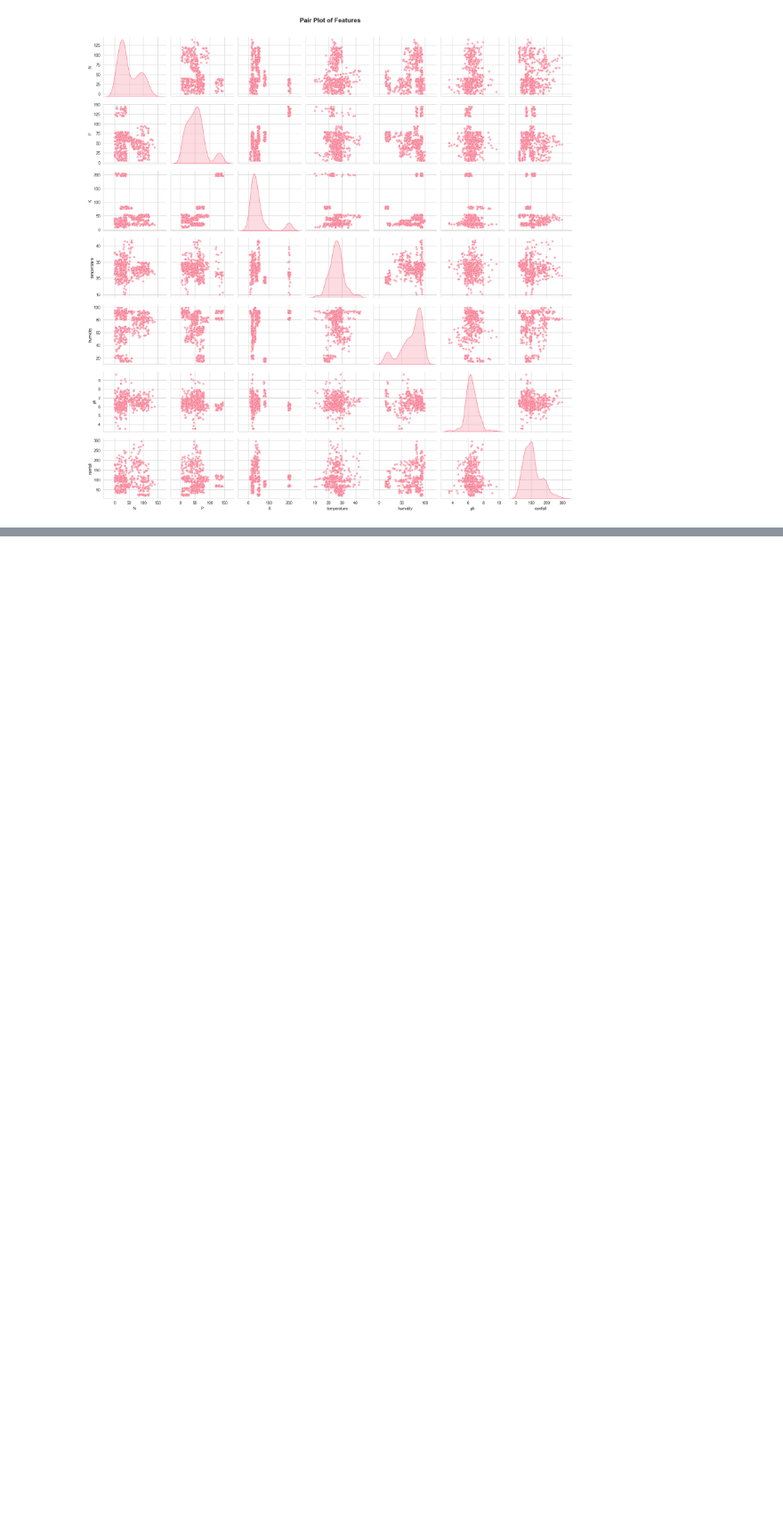
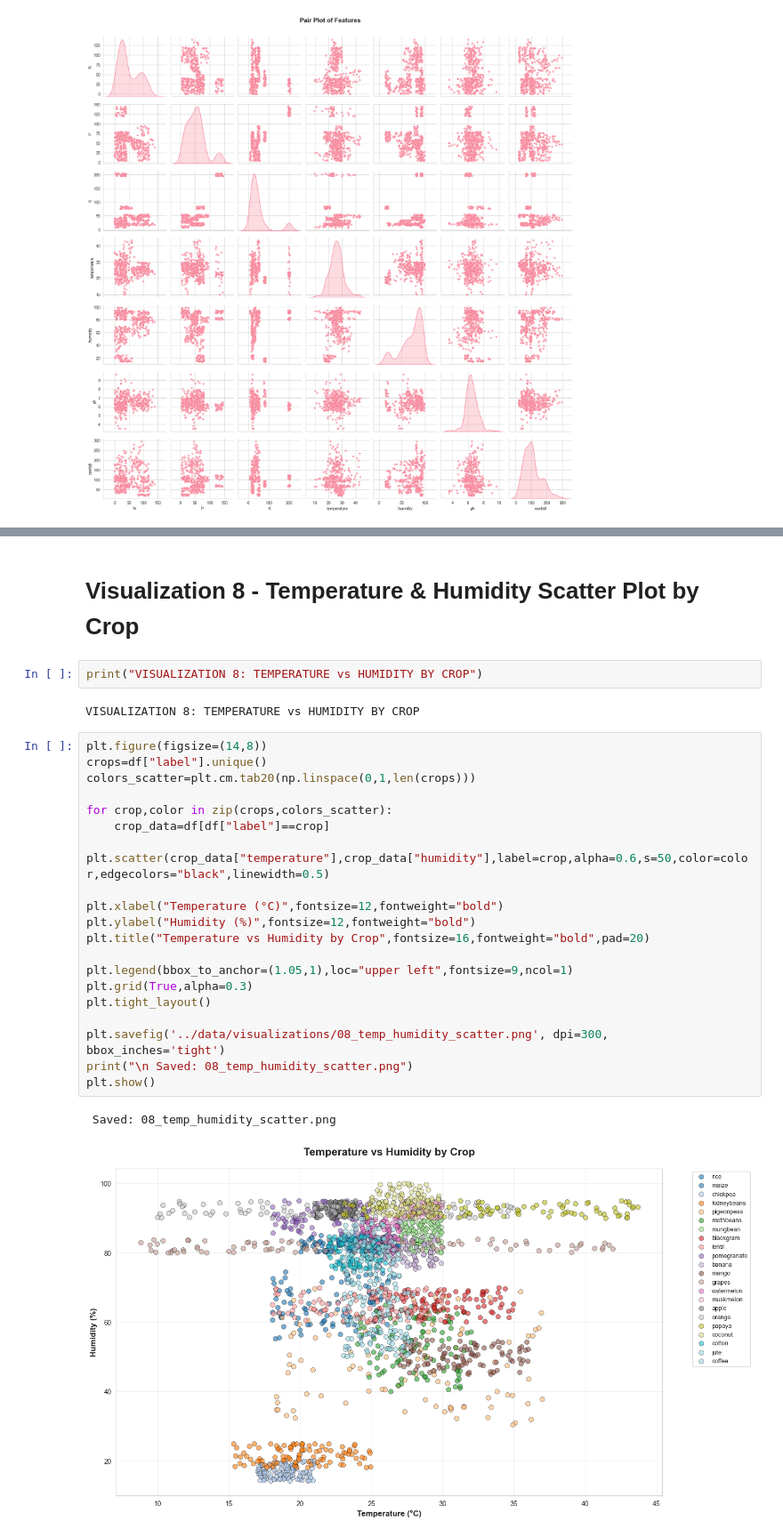
Before and after one commit to x-neon-nexus-o/AI-Powered-Crop-Recommendation-System-with-Explainable-AI-and-Economic-Analysis, a Jupyter notebook: notebooks/3.Exploratory Data Analysis.ipynb, the cells around one changed output, grey strips where cells are left out. Shown at 89% size. Saved outputs shown, nothing was run; the diff lists cells and outputs as text; blank space fills up the shorter version.

```diff
--- a/notebooks/3.Exploratory Data Analysis.ipynb
+++ b/notebooks/3.Exploratory Data Analysis.ipynb
@@ -271,0 +398,29 @@ Saved: 04_pairplot_features.png
+# %% [markdown]
+# Visualization 8 - Temperature & Humidity Scatter Plot by Crop
+# %%
+print("VISUALIZATION 8: TEMPERATURE vs HUMIDITY BY CROP")
+# %% [output]
+VISUALIZATION 8: TEMPERATURE vs HUMIDITY BY CROP
+# %%
+plt.figure(figsize=(14,8))
+crops=df["label"].unique()
+colors_scatter=plt.cm.tab20(np.linspace(0,1,len(crops)))
+
+for crop,color in zip(crops,colors_scatter):
+    crop_data=df[df["label"]==crop]
+    plt.scatter(crop_data["temperature"],crop_data["humidity"],label=crop,alpha=0.6,s=50,color=color,edgecolors="black",linewidth=0.5)
+
+plt.xlabel("Temperature (°C)",fontsize=12,fontweight="bold")
+plt.ylabel("Humidity (%)",fontsize=12,fontweight="bold")
+plt.title("Temperature vs Humidity by Crop",fontsize=16,fontweight="bold",pad=20)
+
+plt.legend(bbox_to_anchor=(1.05,1),loc="upper left",fontsize=9,ncol=1)
+plt.grid(True,alpha=0.3)
+plt.tight_layout()
+
+plt.savefig('../data/visualizations/08_temp_humidity_scatter.png', dpi=300, bbox_inches='tight')
+print("\n Saved: 08_temp_humidity_scatter.png")
+plt.show()
+# %% [output]
+ Saved: 08_temp_humidity_scatter.png
+[figure, added]
```
Also changed, not shown: parts of 22 cells of this notebook, 6 other files.
